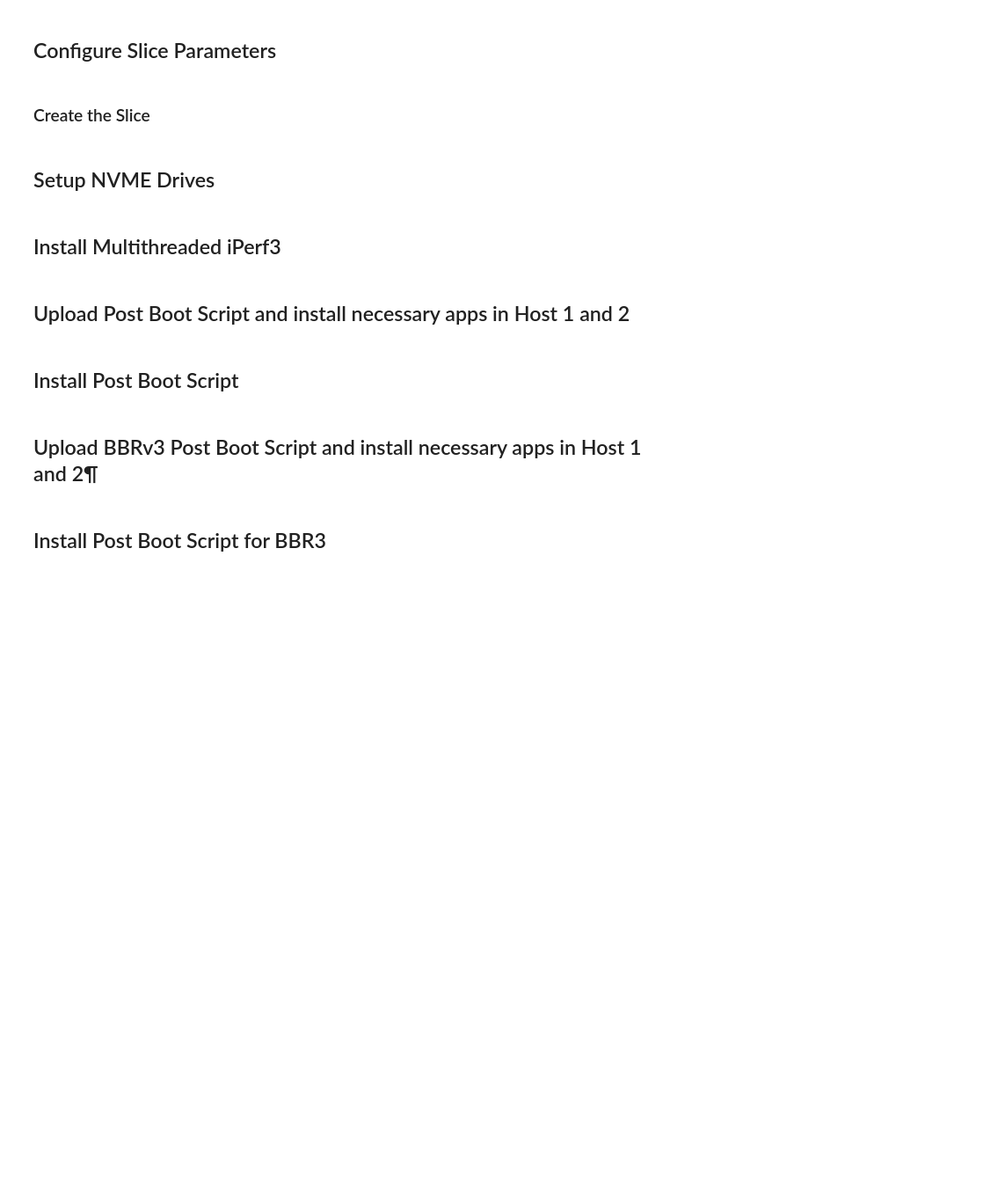
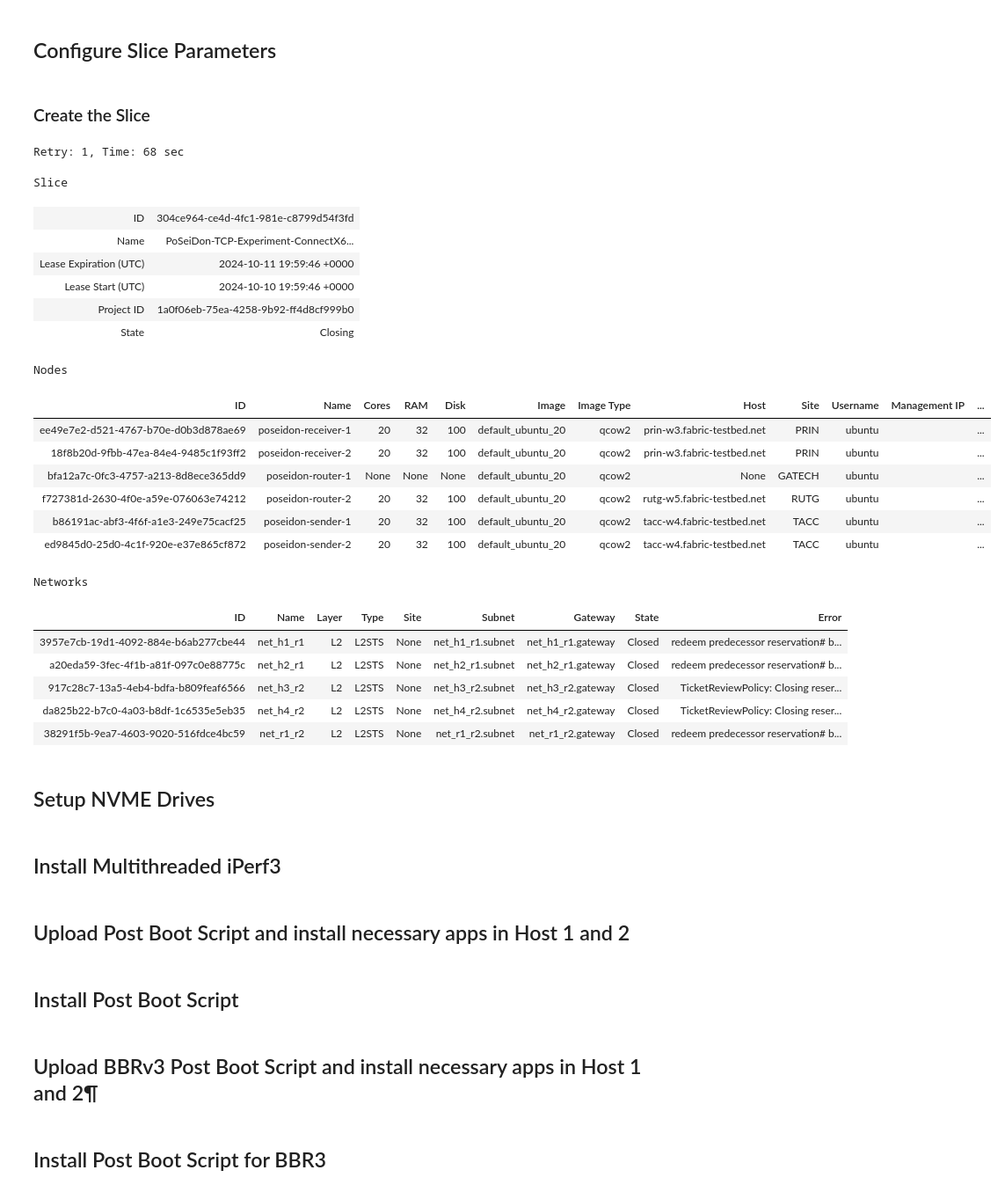
Before and after one commit to PoSeiDon-Workflows/RADT_scripts_for_network_research, a Jupyter notebook: FABRIC_scripts/fabric-setup.ipynb, the cells around one changed output. Shown at 88% size. Cells and saved outputs as stored; diff of their text form; code cells hidden in the pictures; blank space fills up the shorter version.

```diff
--- a/FABRIC_scripts/fabric-setup.ipynb
+++ b/FABRIC_scripts/fabric-setup.ipynb
@@ -75,12 +96,12 @@ host_ram = 32
 host_disk = 16
 
 # Sites TACC STAR NCSA MICH DALL MAX MASS WASH CLEM SALT UTAH UCSD FIU
-r1_site = 'INDI'
-r2_site = 'PSC'
-h1_site = 'FIU' # MICH UTAH TACC WASH NCSA DALL MAX MASS SALT STAR
-h2_site = 'FIU' # MICH UTAH TACC WASH NCSA DALL MAX MASS SALT STAR
-h3_site = 'MAX' # MICH UTAH TACC WASH NCSA DALL MAX MASS SALT STAR
-h4_site = 'MAX' # MICH UTAH TACC WASH NCSA DALL MAX MASS SALT STAR
+r1_site = 'GATECH'
+r2_site = 'RUTG'
+h1_site = 'TACC' # MICH UTAH TACC WASH NCSA DALL MAX MASS SALT STAR
+h2_site = 'TACC' # MICH UTAH TACC WASH NCSA DALL MAX MASS SALT STAR
+h3_site = 'PRIN' # MICH UTAH TACC WASH NCSA DALL MAX MASS SALT STAR
+h4_site = 'PRIN' # MICH UTAH TACC WASH NCSA DALL MAX MASS SALT STAR
 
 # All node properties
 #username = 'ubuntu'
@@ -103,7 +124,7 @@ try:
                     ram=router_ram,
                     disk=router_disk)
 
-    r1_h1_h2_nic = r1.add_component(model='NIC_ConnectX_6', name="r1_h1_h2_nic")
+    r1_h1_h2_nic = r1.add_component(model='NIC_ConnectX_5', name="r1_h1_h2_nic")
     r1_iface_to_h1 = r1_h1_h2_nic.get_interfaces()[0]
 
     r1_iface_to_h2 = r1_h1_h2_nic.get_interfaces()[1]
@@ -120,12 +141,12 @@ try:
                     ram=router_ram,
                     disk=router_disk)
 
-    r2_h3_h4_nic = r2.add_component(model='NIC_ConnectX_6', name="r2_h3_h4_nic")
+    r2_h3_h4_nic = r2.add_component(model='NIC_ConnectX_5', name="r2_h3_h4_nic")
     r2_iface_to_h3 = r2_h3_h4_nic.get_interfaces()[0]
 
     r2_iface_to_h4 = r2_h3_h4_nic.get_interfaces()[1]
 
-    r2_r1_nic = r2.add_component(model='NIC_ConnectX_6', name="r2_r1_nic")
+    r2_r1_nic = r2.add_component(model='NIC_ConnectX_5', name="r2_r1_nic")
     r2_iface_to_r1 = r2_r1_nic.get_interfaces()[0]
 
     # Add poseidon host node h1
@@ -137,7 +158,7 @@ try:
                     ram=host_ram,
                     disk=host_disk)
 
-    h1_iface = h1.add_component(model='NIC_ConnectX_6', name="h1_nic").get_interfaces()[0]
+    h1_iface = h1.add_component(model='NIC_ConnectX_5', name="h1_nic").get_interfaces()[0]
 
     # Add poseidon host node h2
     h2 = fabric_slice.add_node(
@@ -148,7 +169,7 @@ try:
                     ram=host_ram,
                     disk=host_disk)
 
-    h2_iface = h2.add_component(model='NIC_ConnectX_6', name="h2_nic").get_interfaces()[0]
+    h2_iface = h2.add_component(model='NIC_ConnectX_5', name="h2_nic").get_interfaces()[0]
 
     # Add poseidon host node h3
     h3 = fabric_slice.add_node(
@@ -157,37 +178,61 @@ try:
                     image=os_image,
                     cores=host_cores,
                     ram=host_ram,
                     disk=host_disk)
 
-    h3_iface = h3.add_component(model='NIC_ConnectX_6', name="h3_nic").get_interfaces()[0]
+    h3_iface = h3.add_component(model='NIC_ConnectX_5', name="h3_nic").get_interfaces()[0]
 
 
     # Add poseidon host node h4
     h4 = fabric_slice.add_node(
                     name=h4_name,
                     site=h4_site,
                     image=os_image,
                     cores=host_cores,
                     ram=host_ram,
                     disk=host_disk)
 
-    h4_iface = h4.add_component(model='NIC_ConnectX_6', name="h4_nic").get_interfaces()[0]
+    h4_iface = h4.add_component(model='NIC_ConnectX_5', name="h4_nic").get_interfaces()[0]
 
     #Add host networks
     host_net_h1_r1 = fabric_slice.add_l2network(name=net_h1_r1_name, interfaces=[r1_iface_to_h1, h1_iface])
     host_net_h2_r1 = fabric_slice.add_l2network(name=net_h2_r1_name, interfaces=[r1_iface_to_h2, h2_iface])
     host_net_h3_r2 = fabric_slice.add_l2network(name=net_h3_r2_name, interfaces=[r2_iface_to_h3, h3_iface])
     host_net_h4_r2 = fabric_slice.add_l2network(name=net_h4_r2_name, interfaces=[r2_iface_to_h4, h4_iface])
     host_net_r1_r2 = fabric_slice.add_l2network(name=net_r1_r2_name, interfaces=[r1_iface_to_r2, r2_iface_to_r1])
 
-    for n in fabric_slice.get_nodes():
-        n.add_component(model='NVME_P4510', name=nvme_name)
+    # for n in fabric_slice.get_nodes():    # to add a nvme drive
+        # n.add_component(model='NVME_P4510', name=nvme_name)
 
     #Submit slice Request
     fabric_slice.submit(wait=True)
 except Exception as e:
     print(f"Slice Fail: {e}")
     traceback.print_exc()
+# %% [output]
+Retry: 1, Time: 68 sec
+Slice
+| ID | 304ce964-ce4d-4fc1-981e-c8799d54f3fd |
+| Name | PoSeiDon-TCP-Experiment-ConnectX6... |
+| Lease Expiration (UTC) | 2024-10-11 19:59:46 +0000 |
+| Lease Start (UTC) | 2024-10-10 19:59:46 +0000 |
+| Project ID | 1a0f06eb-75ea-4258-9b92-ff4d8cf999b0 |
+| State | Closing |
+Nodes
+| ID | Name | Cores | RAM | Disk | Image | Image Type | Host | Site | Username | Management IP | ... |
+| ee49e7e2-d521-4767-b70e-d0b3d878ae69 | poseidon-receiver-1 | 20 | 32 | 100 | default_ubuntu_20 | qcow2 | prin-w3.fabric-testbed.net | PRIN | ubuntu |  | ... |
+| 18f8b20d-9fbb-47ea-84e4-9485c1f93ff2 | poseidon-receiver-2 | 20 | 32 | 100 | default_ubuntu_20 | qcow2 | prin-w3.fabric-testbed.net | PRIN | ubuntu |  | ... |
+| bfa12a7c-0fc3-4757-a213-8d8ece365dd9 | poseidon-router-1 | None | None | None | default_ubuntu_20 | qcow2 | None | GATECH | ubuntu |  | ... |
+| f727381d-2630-4f0e-a59e-076063e74212 | poseidon-router-2 | 20 | 32 | 100 | default_ubuntu_20 | qcow2 | rutg-w5.fabric-testbed.net | RUTG | ubuntu |  | ... |
+| b86191ac-abf3-4f6f-a1e3-249e75cacf25 | poseidon-sender-1 | 20 | 32 | 100 | default_ubuntu_20 | qcow2 | tacc-w4.fabric-testbed.net | TACC | ubuntu |  | ... |
+| ed9845d0-25d0-4c1f-920e-e37e865cf872 | poseidon-sender-2 | 20 | 32 | 100 | default_ubuntu_20 | qcow2 | tacc-w4.fabric-testbed.net | TACC | ubuntu |  | ... |
+Networks
+| ID | Name | Layer | Type | Site | Subnet | Gateway | State | Error |
+| 3957e7cb-19d1-4092-884e-b6ab277cbe44 | net_h1_r1 | L2 | L2STS | None | net_h1_r1.subnet | net_h1_r1.gateway | Closed | redeem predecessor reservation# b... |
+| a20eda59-3fec-4f1b-a81f-097c0e88775c | net_h2_r1 | L2 | L2STS | None | net_h2_r1.subnet | net_h2_r1.gateway | Closed | redeem predecessor reservation# b... |
+| 917c28c7-13a5-4eb4-bdfa-b809feaf6566 | net_h3_r2 | L2 | L2STS | None | net_h3_r2.subnet | net_h3_r2.gateway | Closed | TicketReviewPolicy: Closing reser... |
+| da825b22-b7c0-4a03-b8df-1c6535e5eb35 | net_h4_r2 | L2 | L2STS | None | net_h4_r2.subnet | net_h4_r2.gateway | Closed | TicketReviewPolicy: Closing reser... |
+| 38291f5b-9ea7-4603-9020-516fdce4bc59 | net_r1_r2 | L2 | L2STS | None | net_r1_r2.subnet | net_r1_r2.gateway | Closed | redeem predecessor reservation# b... |
 # %% [markdown]
 ## Setup NVME Drives
 # %%
```
Also changed, not shown: parts of 3 cells of this notebook.
